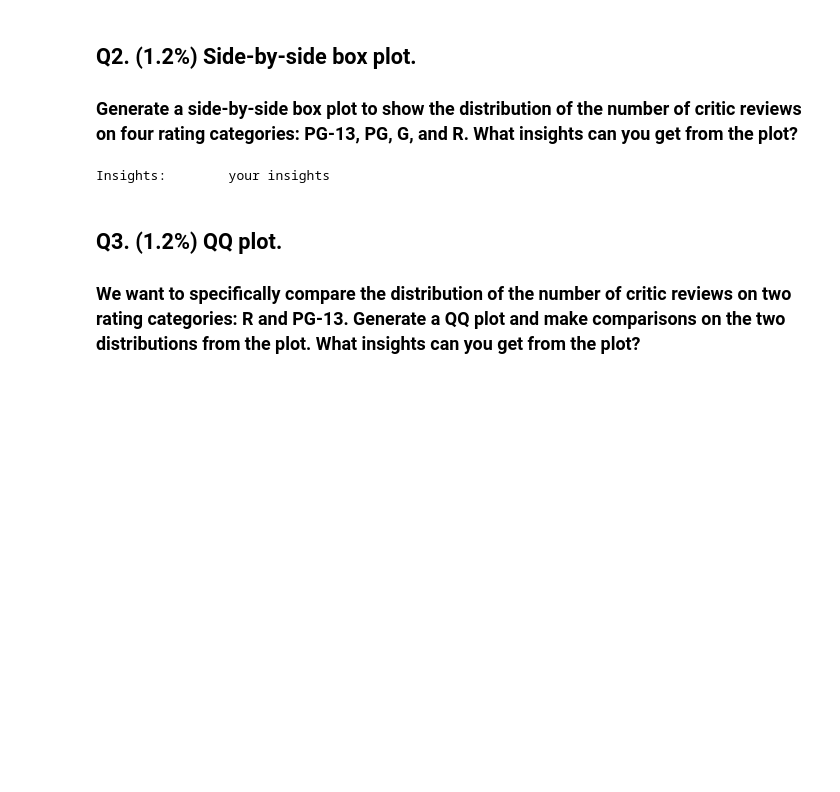
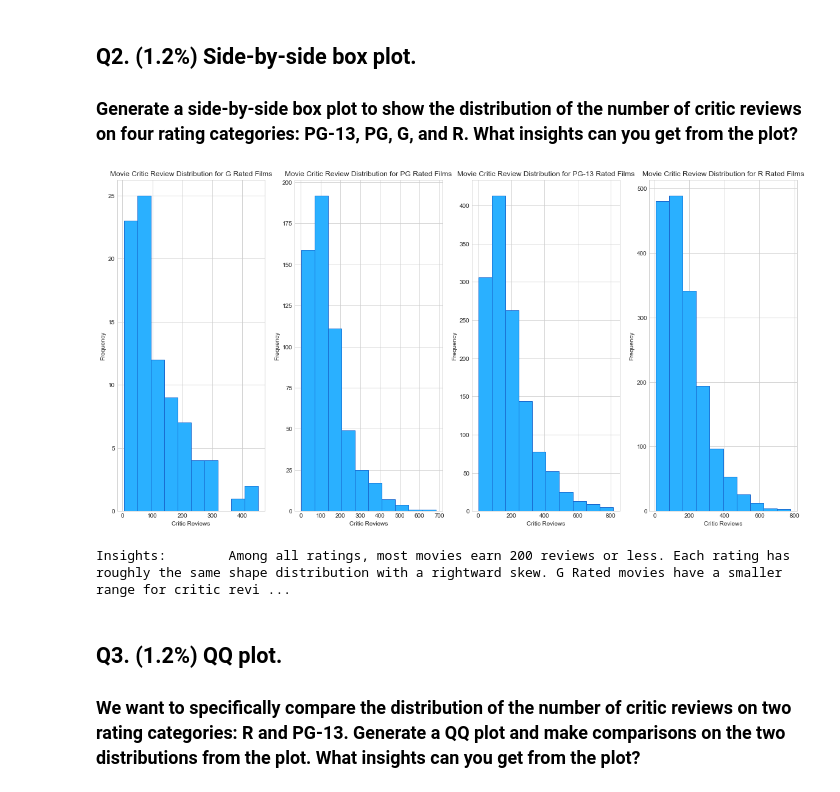
Before and after one commit to carlit-os/datasci_hw2_plots, a Jupyter notebook: HW2.ipynb, the cells around one changed output. Drawn from its saved outputs; the diff is of its cells as text; code cells hidden in the pictures; blank space fills up the shorter version.

Commit message:
Done mostly through q4 Scatter plot needs third dimension. Q3 needs an interpretation.

```diff
--- a/HW2.ipynb
+++ b/HW2.ipynb
@@ -41,31 +45,61 @@ Almost all movies included in this data are in between 80 and 120 minutes long.
 ### Generate a side-by-side box plot to show the distribution of the number of critic reviews on four rating categories: PG-13, PG, G, and R. What insights can you get from the plot?
 # %%
 ##TODO
-# %%
-df_Grated = df_im[df_im["content_rating"] == "G"]
-df_PGrated = df_im[df_im["content_rating"] == "PG"]
-df_pg13rated = df_im[df_im["content_rating"] == "PG-13"]
-df_Rrated = df_im[df_im["content_rating"] == "R"]
-
-df_gCritics = df_Grated["num_critic_for_reviews"]
-df_pgCritics = df_PGrated["num_critic_for_reviews"]
-df_pg13Critics = df_pg13rated["num_critic_for_reviews"]
-df_rCritics = df_Rrated["num_critic_for_reviews"]
-
-gCritics = df_gCritics.tolist()
-pgCritics  = df_pgCritics.tolist()
-pg13Critics = df_pg13Critics.tolist()
-rCritics = df_rCritics.tolist()
-
-plt.subplot(1,4,1)
-plt.his
-
-
-##TODO
-insights = 'your insights'
-print('Insights:\t', insights)
-# %% [output]
-Insights:        your insights
+# %%
+df_Grated = df_im[df_im["content_rating"] == "G"]
+df_PGrated = df_im[df_im["content_rating"] == "PG"]
+df_pg13rated = df_im[df_im["content_rating"] == "PG-13"]
+df_Rrated = df_im[df_im["content_rating"] == "R"]
+
+df_gCritics = df_Grated["num_critic_for_reviews"]
+df_pgCritics = df_PGrated["num_critic_for_reviews"]
+df_pg13Critics = df_pg13rated["num_critic_for_reviews"]
+df_rCritics = df_Rrated["num_critic_for_reviews"]
+
+gCritics = df_gCritics.tolist()
+pgCritics  = df_pgCritics.tolist()
+pg13Critics = df_pg13Critics.tolist()
+rCritics = df_rCritics.tolist()
+
+plt.style.use('seaborn-whitegrid')
+
+plt.figure(figsize=(20,10))
+plt.subplot(1,4,1)
+plt.hist(gCritics,facecolor="#2ab0ff" ,edgecolor='#196acf')
+plt.title("Movie Critic Review Distribution for G Rated Films")
+plt.xlabel('Critic Reviews')
+plt.ylabel("Frequency")
+
+plt.subplot(1,4,2)
+plt.hist(pgCritics,facecolor="#2ab0ff" ,edgecolor='#196acf')
+plt.title("Movie Critic Review Distribution for PG Rated Films")
+plt.xlabel('Critic Reviews')
+plt.ylabel("Frequency")
+
+plt.subplot(1,4,3)
+plt.hist(pg13Critics,facecolor="#2ab0ff" ,edgecolor='#196acf')
+plt.title("Movie Critic Review Distribution for PG-13 Rated Films")
+plt.xlabel('Critic Reviews')
+plt.ylabel("Frequency")
+
+plt.subplot(1,4,4)
+plt.hist(rCritics,facecolor="#2ab0ff" ,edgecolor='#196acf')
+plt.title("Movie Critic Review Distribution for R Rated Films")
+
+
+plt.xlabel('Critic Reviews')
+plt.ylabel("Frequency")
+
+plt.show()
+
+
+
+##TODO
+insights = 'Among all ratings, most movies earn 200 reviews or less. Each rating has roughly the same shape distribution with a rightward skew. G Rated movies have a smaller range for critic review counts, capping at just over 400. '
+print('Insights:\t', insights)
+# %% [output]
+[figure, added]
+Insights:        Among all ratings, most movies earn 200 reviews or less. Each rating has roughly the same shape distribution with a rightward skew. G Rated movies have a smaller range for critic revi ...
 # %% [markdown]
 ## Q3. (1.2%) QQ plot.
 ### We want to specifically compare the distribution of the number of critic reviews on two rating categories: R and PG-13. Generate a QQ plot and make comparisons on the two distributions from the plot. What insights can you get from the plot?
```
Also changed, not shown: parts of 5 cells of this notebook.
